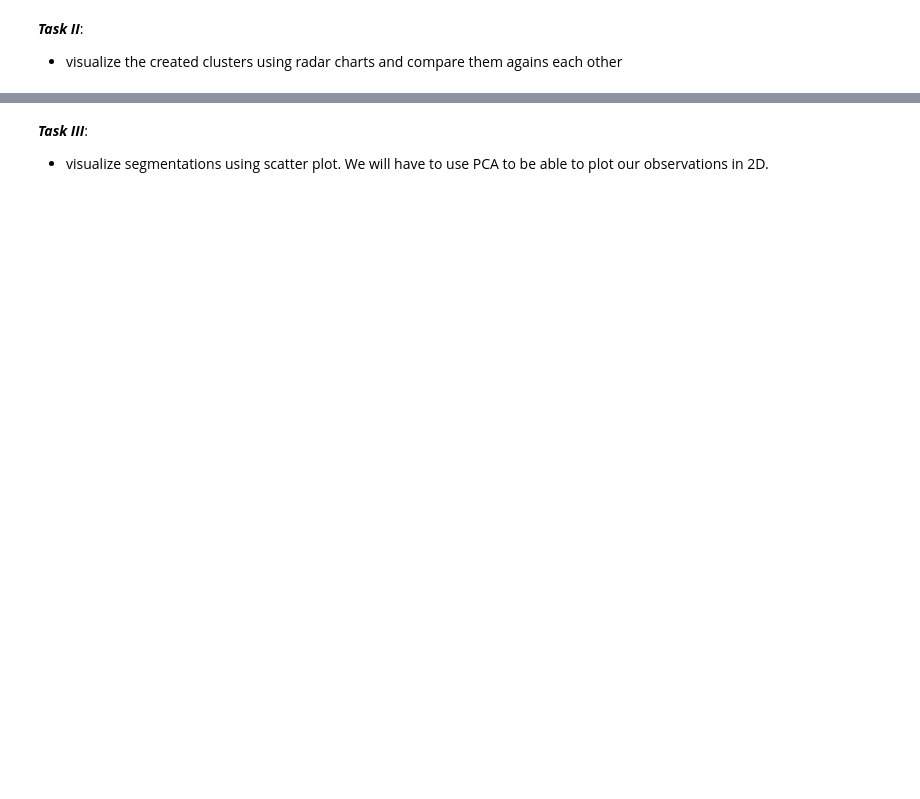
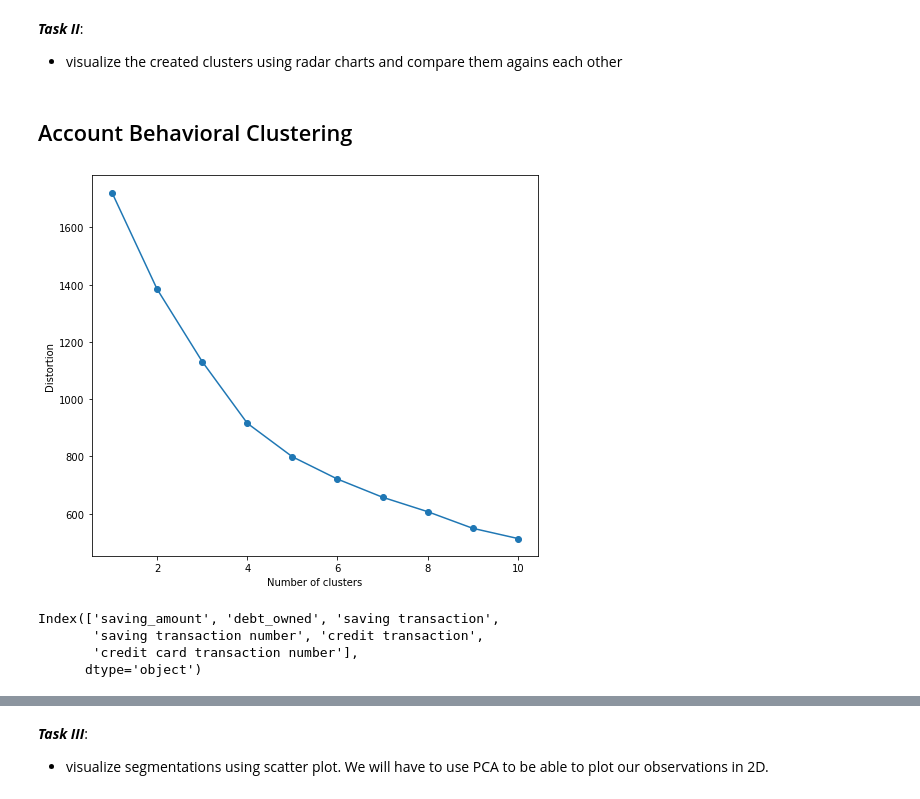
Before and after one commit to OliviaHan7/mini_project_III, a Jupyter notebook: mini-project-III.ipynb, the cells around one changed output, grey strips where cells are left out. Drawn from its saved outputs; the diff is of its cells as text; code cells hidden in the pictures; blank space fills up the shorter version.

Commit message:
account_updated

```diff
--- a/mini-project-III.ipynb
+++ b/mini-project-III.ipynb
@@ -38,0 +267,3 @@ df=pd.read_csv('data/twm_checking_acct.csv',sep=';')
+# %%
+banking_beh['saving account_active']=banking_beh['saving account_active'].replace({'Y ':1, 'N ':0})
+banking_beh['credit card activate']=banking_beh['credit card activate'].replace({'Y ':1, 'N ':0})
@@ -38,0 +286,6 @@ df=pd.read_csv('data/twm_checking_acct.csv',sep=';')
+# %%
+# #get rid of non features
+banking_beh.drop(columns=['cust_id'], inplace=True)
+# %%
+# new=banking_beh[(banking_beh['saving account_active']==1)&(banking_beh['credit card activate']==1)]
+banking_beh.drop(columns=['saving account_active','credit card activate'], inplace=True)
@@ -39,3 +301,10 @@ df=pd.read_csv('data/twm_checking_acct.csv',sep=';')
 # %% [markdown]
 ***Task II***:
 * visualize the created clusters using radar charts and compare them agains each other
+# %% [markdown]
+##  Account Behavioral Clustering
+# %%
+#SCALE:
+scaler = StandardScaler()
+banking=scaler.fit_transform(banking_beh)
+#Mean=0;std=1
@@ -41,0 +313,30 @@ df=pd.read_csv('data/twm_checking_acct.csv',sep=';')
+# %%
+def plot_distortion(X, max_clusters=10):
+    distortion=[]
+    for i in range(1, max_clusters+1):
+        km=KMeans(n_clusters=i, init='k-means++', n_init=10, random_state=0)
+
+        km.fit(X)
+        distortion.append(km.inertia_)
+
+    plt.plot(range(1,max_clusters+1), distortion, marker='o')
+    plt.xlabel('Number of clusters')
+    plt.ylabel('Distortion')
+    plt.show()
+
+plot_distortion(banking,max_clusters=10)
+# %% [output]
+[figure, added]
+# %%
+#instandtiate KMeans class
+km=KMeans(n_clusters=3, init = 'k-means++', n_init=10,random_state=0)
+y_km=km.fit_predict(banking)
+#reconstruct dataFrame
+banking_km=pd.DataFrame(banking, columns=list(new.columns))
+banking_km['cluster']
+banking_km.columns
+# %% [output]
+Index(['saving_amount', 'debt_owned', 'saving transaction',
+       'saving transaction number', 'credit transaction',
+       'credit card transaction number'],
+      dtype='object')
```
Also changed, not shown: parts of 61 cells of this notebook, 1 other file.
